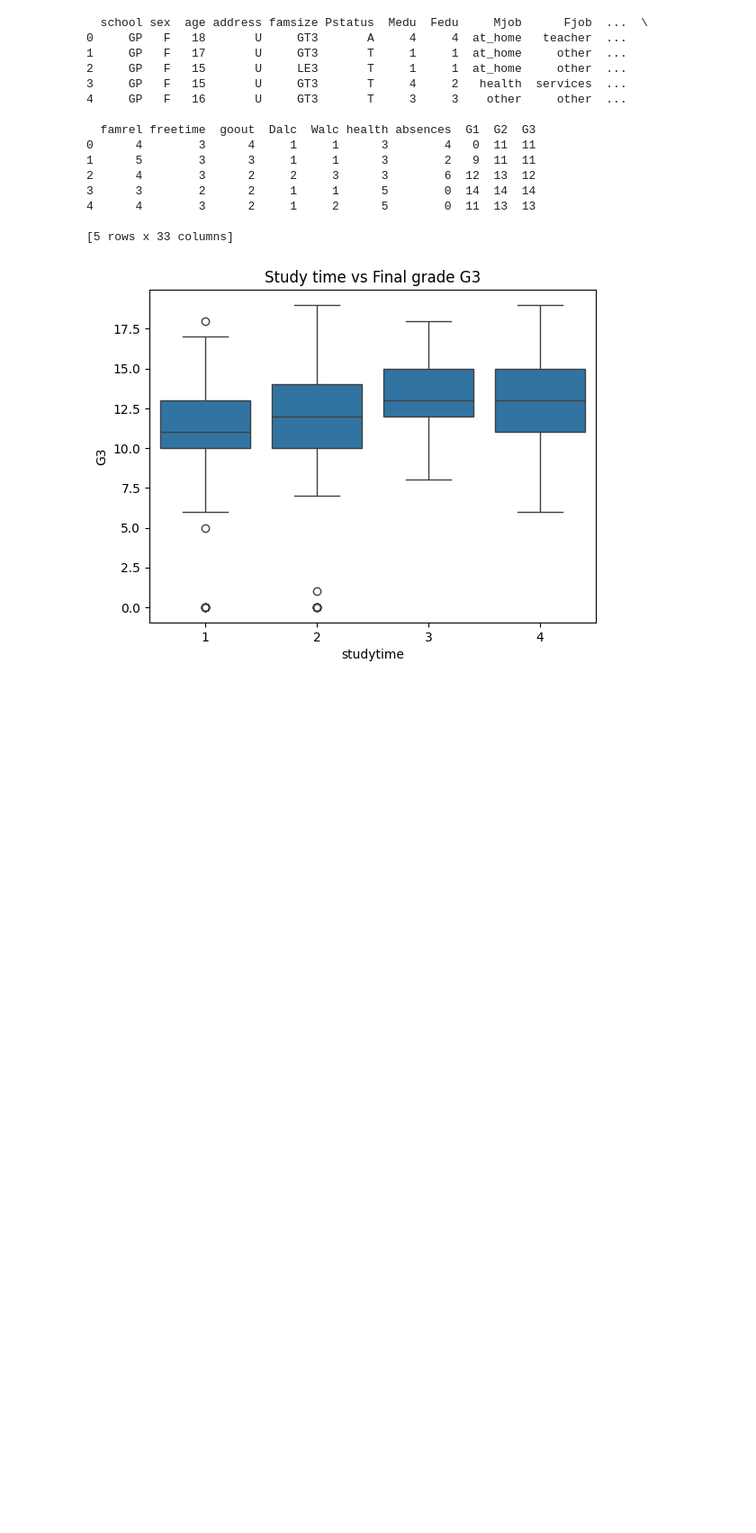
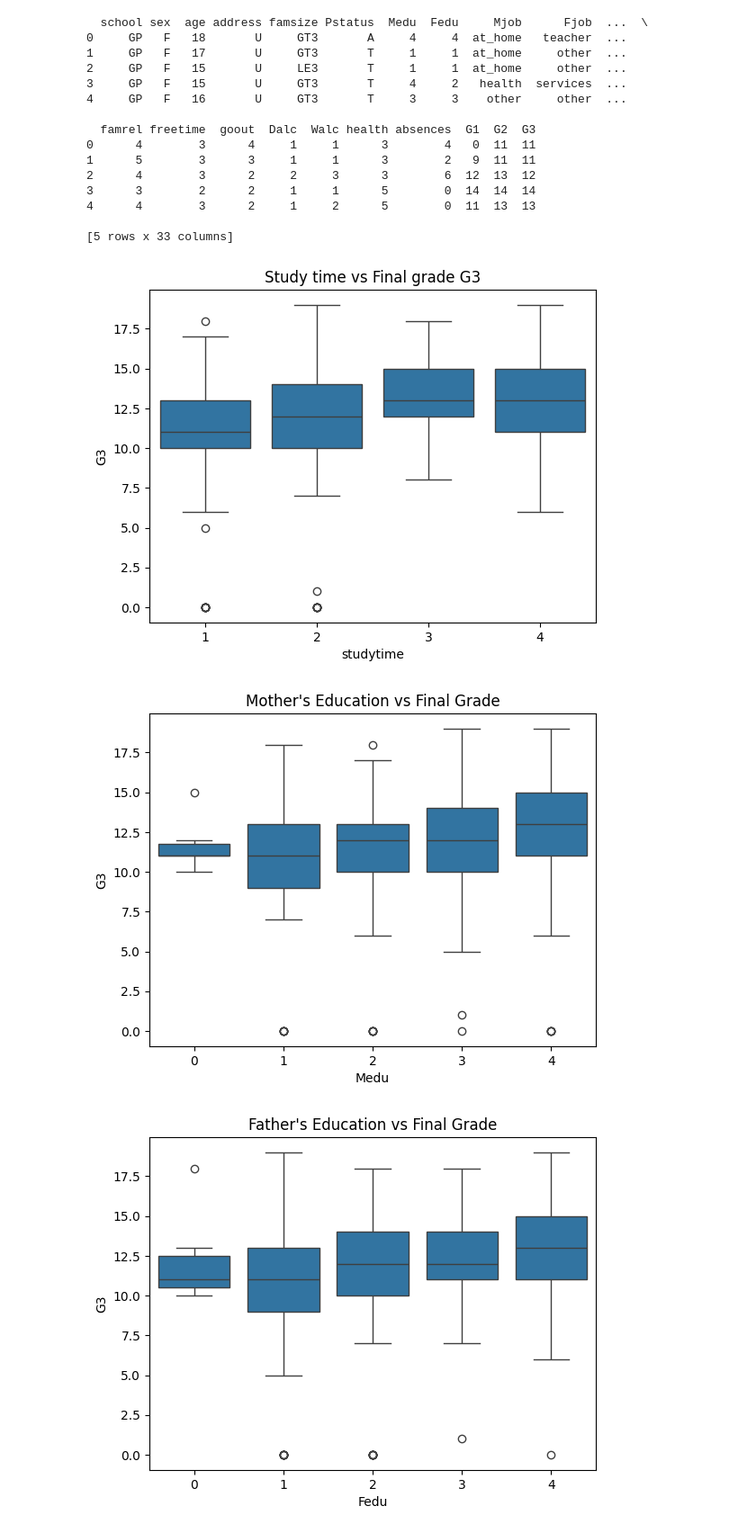
Before and after one commit to Seetharamanrs/Student_performance_analysis, a Jupyter notebook: Eda-analysis/student.ipynb, the cells around one changed output. Shown: that part at 90% size. Saved outputs shown, nothing was run; the diff lists cells and outputs as text; code cells hidden in the pictures; blank space fills up the shorter version.

Commit message:
Added more plot and correlation heatmap

```diff
--- a/Eda-analysis/student.ipynb
+++ b/Eda-analysis/student.ipynb
@@ -118,3 +118,14 @@ plt.title("Study time vs Final grade G3")
 plt.show()
 # %% [output]
 [figure]
+# %%
+sns.boxplot(x='Medu', y='G3', data=df)
+plt.title("Mother's Education vs Final Grade")
+plt.show()
+
+sns.boxplot(x='Fedu', y='G3', data=df)
+plt.title("Father's Education vs Final Grade")
+plt.show()
+# %% [output]
+[figure, added]
+[figure, added]
```
Also changed, not shown: parts of 3 cells of this notebook.
